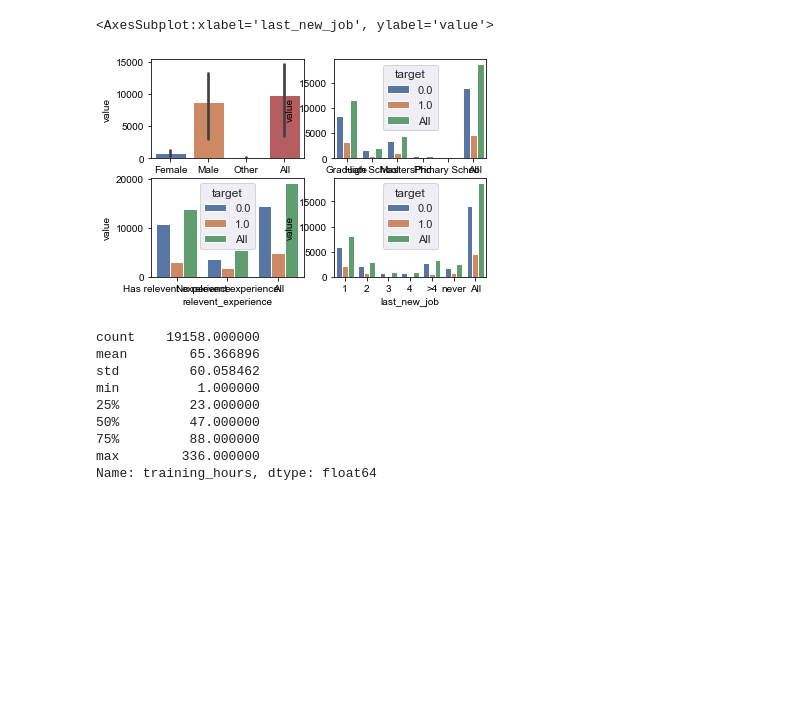
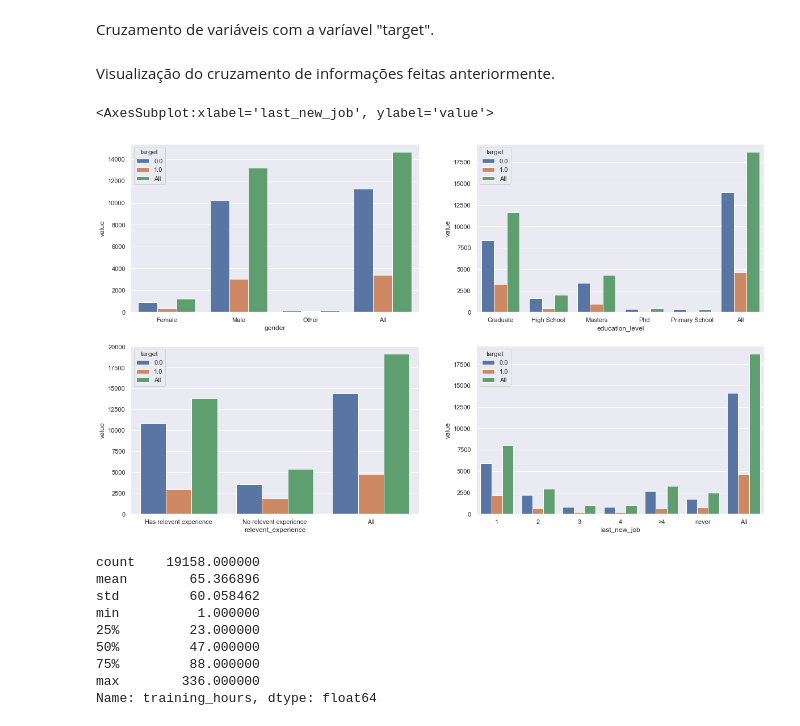
Before and after one commit to lucianogarim/HR-Analytics-Job-Change-of-Data-Scientists, a Jupyter notebook: trabalho.ipynb, the cells around one changed output. Cells and saved outputs as stored; diff of their text form; code cells hidden in the pictures; blank space fills up the shorter version.

```diff
--- a/trabalho.ipynb
+++ b/trabalho.ipynb
@@ -6,4 +17,6 @@ from matplotlib import gridspec
 # %%
-ds=pd.read_csv('aug_train.csv')
-ds.head()
+train_data=pd.read_csv('aug_train.csv')
+test_data=pd.read_csv('aug_test.csv')
+train_data.head()
+test_data.head()
 # %% [output]
@@ -34,23 +55,27 @@ dtype: object
+# %% [markdown]
+Cruzamento de variáveis com a varíavel "target".
 # %%
-gen_targ=pd.crosstab(ds.gender, ds.target,margins=True)
-rev_exp_targ=pd.crosstab(ds.relevent_experience, ds.target,margins=True)
-edu_lvl_targ=pd.crosstab(ds.education_level, ds.target,margins=True)
-las_job_targ=pd.crosstab(ds.last_new_job, ds.target,margins=True)
+gen_targ=pd.crosstab(train_data.gender, train_data.target,margins=True)
+rev_exp_targ=pd.crosstab(train_data.relevent_experience, train_data.target,margins=True)
+edu_lvl_targ=pd.crosstab(train_data.education_level, train_data.target,margins=True)
+las_job_targ=pd.crosstab(train_data.last_new_job, train_data.target,margins=True)
+# %% [markdown]
+Visualização do cruzamento de informações feitas anteriormente.
 # %%
 
 stacked1 = gen_targ.stack().reset_index().rename(columns={0:'value'})
 stacked2 = rev_exp_targ.stack().reset_index().rename(columns={0:'value'})
 stacked3 = edu_lvl_targ.stack().reset_index().rename(columns={0:'value'})
 stacked4 = las_job_targ.stack().reset_index().rename(columns={0:'value'})
 
 
 fig, axs = plt.subplots(nrows=2,ncols=2)
 sns.set(rc={'figure.figsize':(20,12)})
-sns.barplot(x=stacked1.gender, y=stacked1.value,ax=axs[0,0])
+sns.barplot(x=stacked1.gender, y=stacked1.value,hue=stacked1.target,ax=axs[0,0])
 sns.barplot(x=stacked2.relevent_experience, y=stacked2.value, hue=stacked2.target,ax=axs[1,0])
 sns.barplot(x=stacked3.education_level, y=stacked3.value, hue=stacked3.target,ax=axs[0,1])
 sns.barplot(x=stacked4.last_new_job, y=stacked4.value, hue=stacked4.target,ax=axs[1,1])
 # %% [output]
 <AxesSubplot:xlabel='last_new_job', ylabel='value'>
-[figure, old version]
+[figure, new version]
 # %%
```
Also changed, not shown: parts of 24 cells of this notebook.
